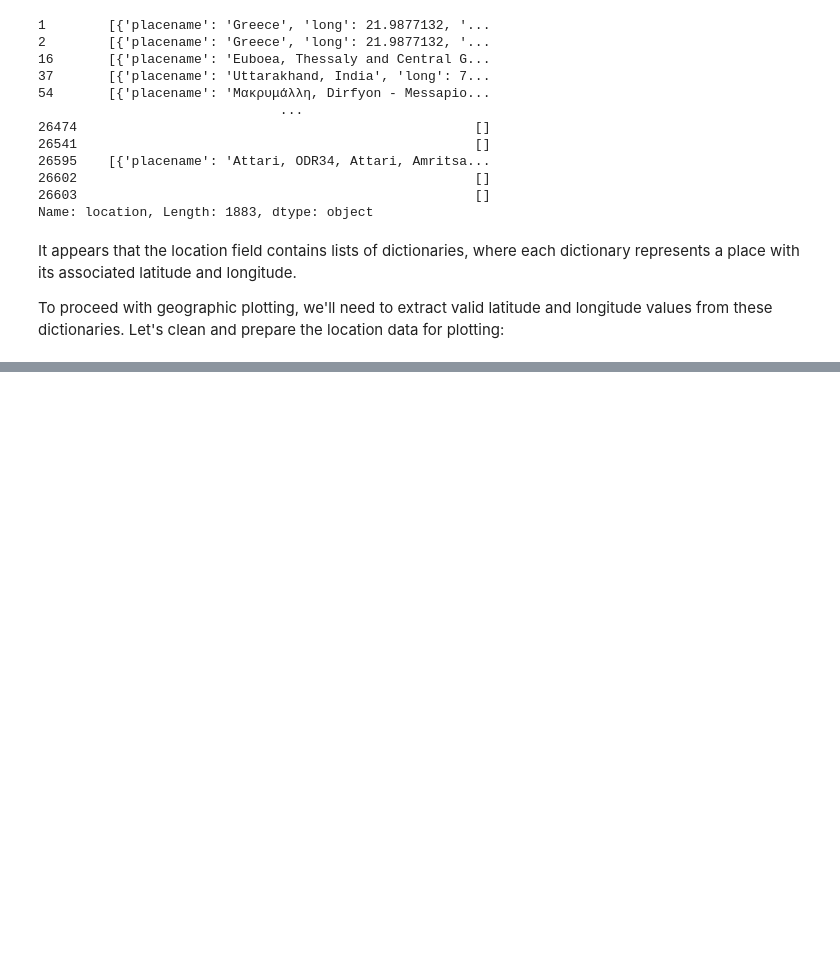
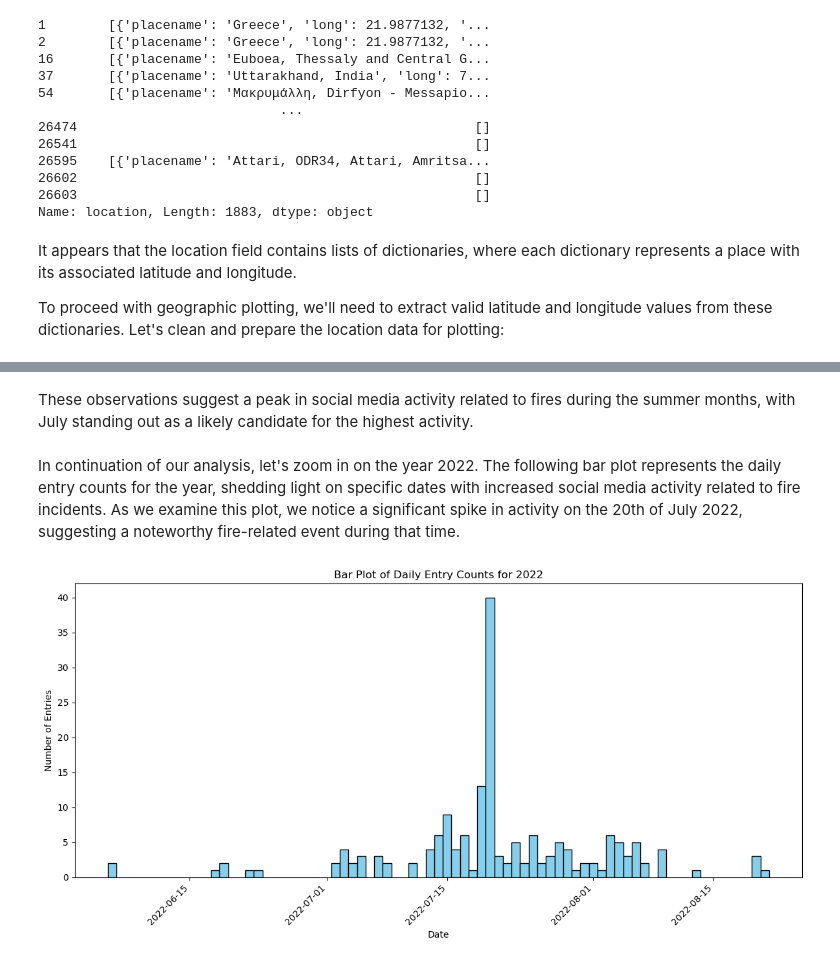
Before and after one commit to AlexEco1/Wildfires_in_Greece, a Jupyter notebook: Hackathon_Tutorial_GreekFires.ipynb, the cells around one changed output, grey strips where cells are left out. Saved outputs shown, nothing was run; the diff lists cells and outputs as text; code cells hidden in the pictures; blank space fills up the shorter version.

```diff
--- a/Hackathon_Tutorial_GreekFires.ipynb
+++ b/Hackathon_Tutorial_GreekFires.ipynb
@@ -367,0 +444,25 @@ NameError: name 'gpd' is not defined
+# %% [markdown]
+These observations suggest a peak in social media activity related to fires during the summer months, with July standing out as a likely candidate for the highest activity.
+# %% [markdown]
+In continuation of our analysis, let's zoom in on the year 2022. The following bar plot represents the daily entry counts for the year, shedding light on specific dates with increased social media activity related to fire incidents. As we examine this plot, we notice a significant spike in activity on the 20th of July 2022, suggesting a noteworthy fire-related event during that time.
+# %%
+# Convert the index to datetime objects
+entry_counts_series.index = pd.to_datetime(entry_counts_series.index)
+
+# Filter the entry counts for the year 2022
+entry_counts_2022 = entry_counts_series['2022-01-01':'2022-12-31']
+
+# Create a bar plot of entry counts with dates as labels for 2022
+plt.figure(figsize=(12, 6))
+plt.bar(entry_counts_2022.index, entry_counts_2022, color='skyblue', edgecolor='black', width=1.0)
+plt.title('Bar Plot of Daily Entry Counts for 2022')
+plt.xlabel('Date')
+plt.ylabel('Number of Entries')
+
+# Rotate the x-axis tick labels for better readability
+plt.xticks(rotation=45, ha='right')
+
+plt.tight_layout()
+plt.show()
+# %% [output]
+[figure, added]
```
Also changed, not shown: parts of 15 cells of this notebook.
